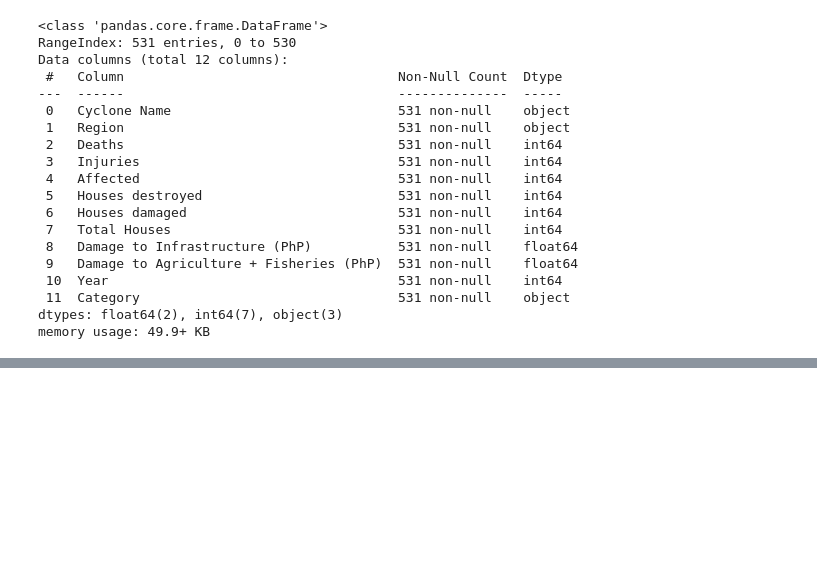
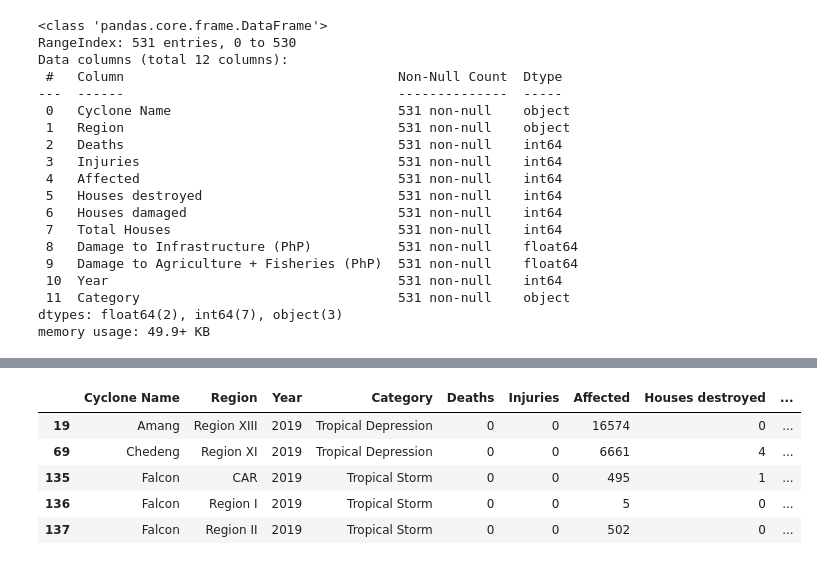
Before and after one commit to alecbnono/flood-control-health-outcomes, a Jupyter notebook: notebooks/typhoon_impact.ipynb, the cells around one changed output, grey strips where cells are left out. Saved outputs shown, nothing was run; the diff lists cells and outputs as text; code cells hidden in the pictures; blank space fills up the shorter version.

```diff
--- a/notebooks/typhoon_impact.ipynb
+++ b/notebooks/typhoon_impact.ipynb
@@ -431,0 +480,9 @@ memory usage: 49.9+ KB
+# %%
+df_clean.head(5)
+# %% [output]
+|  | Cyclone Name | Region | Year | Category | Deaths | Injuries | Affected | Houses destroyed | ... |
+| 19 | Amang | Region XIII | 2019 | Tropical Depression | 0 | 0 | 16574 | 0 | ... |
+| 69 | Chedeng | Region XI | 2019 | Tropical Depression | 0 | 0 | 6661 | 4 | ... |
+| 135 | Falcon | CAR | 2019 | Tropical Storm | 0 | 0 | 495 | 1 | ... |
+| 136 | Falcon | Region I | 2019 | Tropical Storm | 0 | 0 | 5 | 0 | ... |
+| 137 | Falcon | Region II | 2019 | Tropical Storm | 0 | 0 | 502 | 0 | ... |
```
Also changed, not shown: parts of 10 cells of this notebook, 1 other file.
